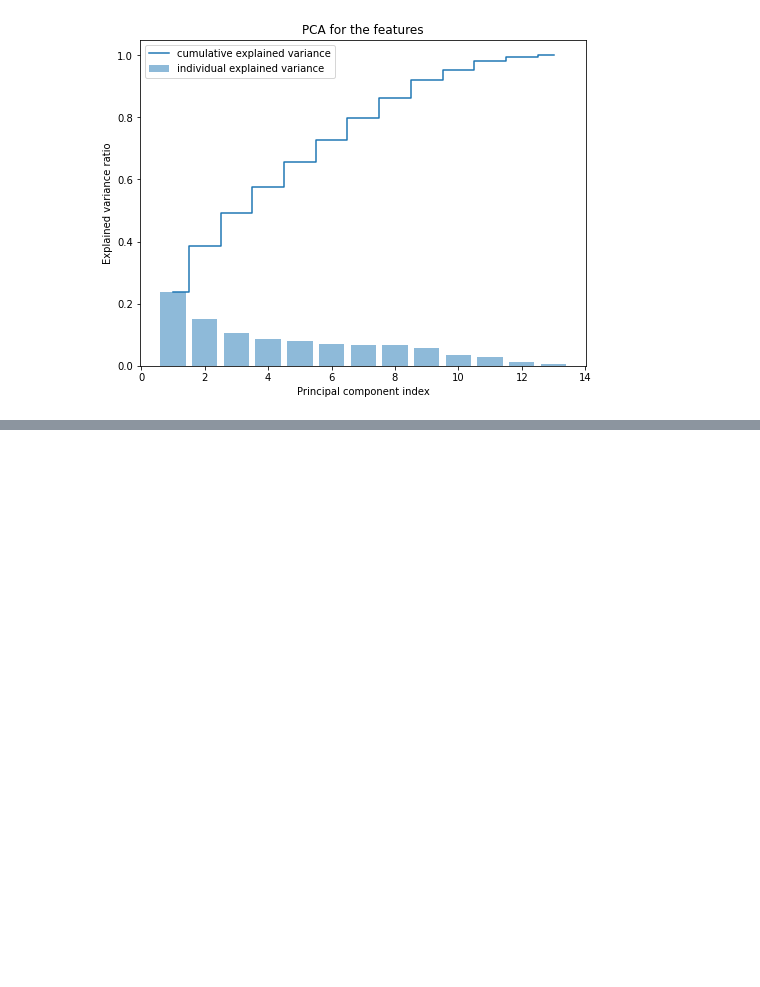
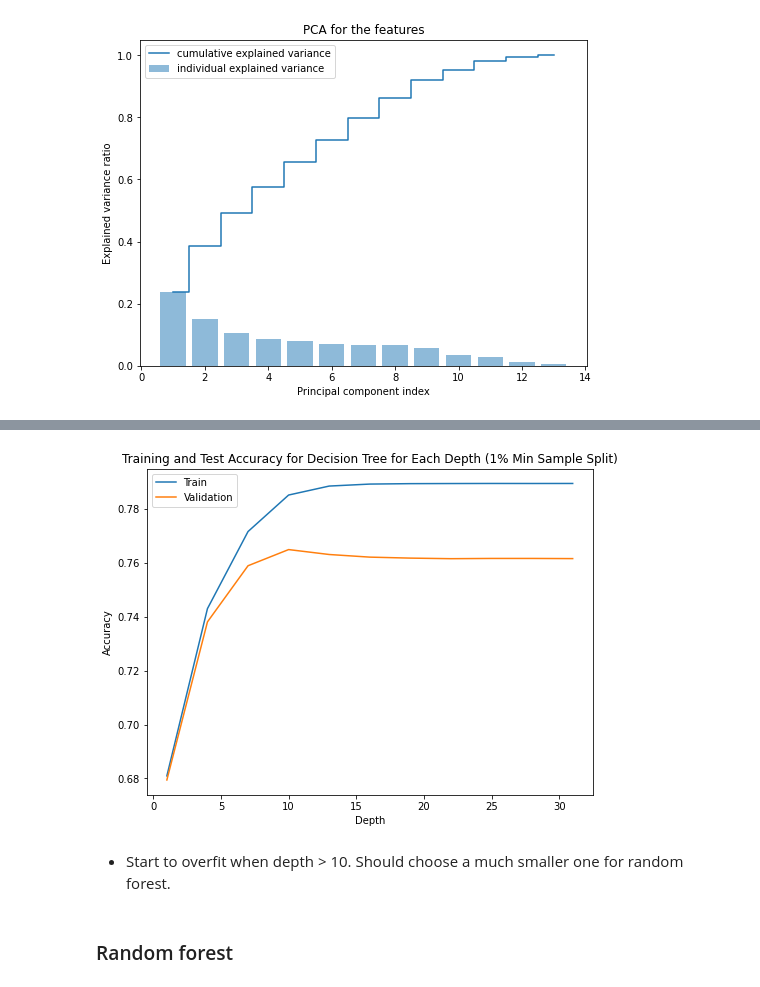
Before and after one commit to miaowu128/Spotify_Song_Hit_Prediction, a Jupyter notebook: 209 project.ipynb, the cells around one changed output, grey strips where cells are left out. Drawn from its saved outputs; the diff is of its cells as text; code cells hidden in the pictures; blank space fills up the shorter version.

```diff
--- a/209 project.ipynb
+++ b/209 project.ipynb
@@ -399,9 +408,10 @@ basic_classifier = ['logreg', 'Knn', 'decision tree']
 estimator = [LogisticRegression(random_state = 123, max_iter = 1000),
              KNeighborsClassifier(),
              DecisionTreeClassifier(random_state = 123)]
+k = 10
 for i in range(3):
-    cv_score = cross_val_score(estimator[i], X_train_std, y_train, cv = 10)
-    print('The accuracy score of 5-fold cross validation for {} is {} +/- {}'.format(basic_classifier[i],
+    cv_score = cross_val_score(estimator[i], X_train_std, y_train, cv = k)
+    print('The accuracy score of {}-fold cross validation for {} is {} +/- {}'.format(k, basic_classifier[i],
                                                                                    np.round(np.mean(cv_score), 3),
                                                                                    np.round(np.std(cv_score), 3)))
     clf = estimator[i]
@@ -429,0 +721,20 @@ The test accuracy score for decision tree is 0.714
+# %%
+parameters = {"max_depth": range(1, 32, 3),
+              "min_samples_split": [0.001, 0.01, 0.1]}
+dt = DecisionTreeClassifier()
+clf_dt = GridSearchCV(dt, parameters, cv=10, error_score=0, n_jobs=-1, return_train_score=True).fit(X_train_std, y_train)
+# %%
+train_acc_list = clf_dt.cv_results_["mean_train_score"].reshape(-1, 3)
+val_acc_list = clf_dt.cv_results_["mean_test_score"].reshape(-1, 3)
+best_param = clf_dt.best_params_
+best_dt = DecisionTreeClassifier(max_depth=best_param["max_depth"],
+                                 min_samples_leaf=best_param["min_samples_split"]).fit(X_train_std, y_train)
+train_acc_dt = best_dt.score(X_train_std, y_train)
+test_acc_dt = best_dt.score(X_test_std, y_test)
+y_pred_dt = best_dt.predict(X_test_std)
+
+print("The best hyperparameter is: ", best_param)
+print("The training accuracy is: ", np.round(train_acc_dt, 3))
+print("The test accuracy is: ", np.round(test_acc_dt, 3))
+print("Confusion matrix: \n", confusion_matrix(y_test, y_pred_dt))
+print("Classification report: \n", classification_report(y_test, y_pred_dt))
@@ -429,0 +757,17 @@ The test accuracy score for decision tree is 0.714
+# %%
+fig, ax = plt.subplots(figsize = (8, 6))
+
+depth = range(1, 32, 3)
+ax.plot(depth, train_acc_list[:, 1], label="Train")
+ax.plot(depth, val_acc_list[:, 1], label="Validation")
+ax.set_xlabel("Depth")
+ax.set_ylabel("Accuracy")
+ax.set_title("Training and Test Accuracy for Decision Tree for Each Depth (1% Min Sample Split)")
+ax.legend()
+plt.show()
+# %% [output]
+[figure, added]
+# %% [markdown]
+- Start to overfit when depth > 10. Should choose a much smaller one for random forest.
+# %% [markdown]
+### Random forest
```
Also changed, not shown: parts of 47 cells of this notebook.
